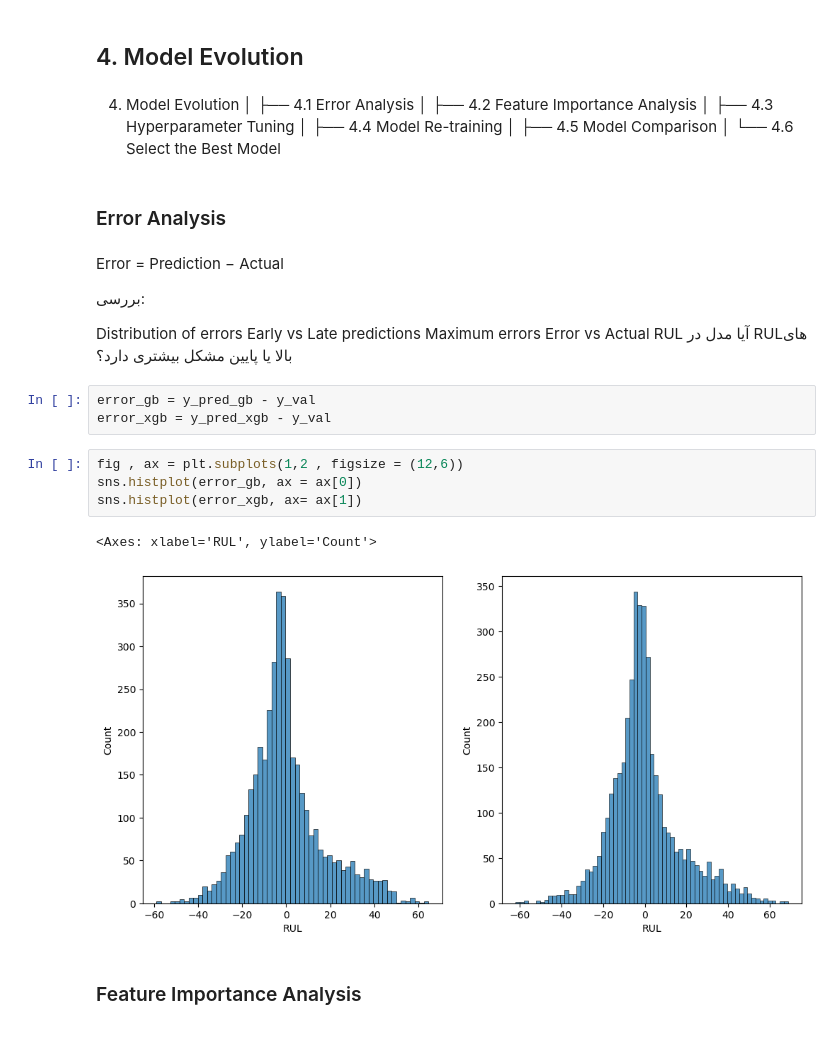
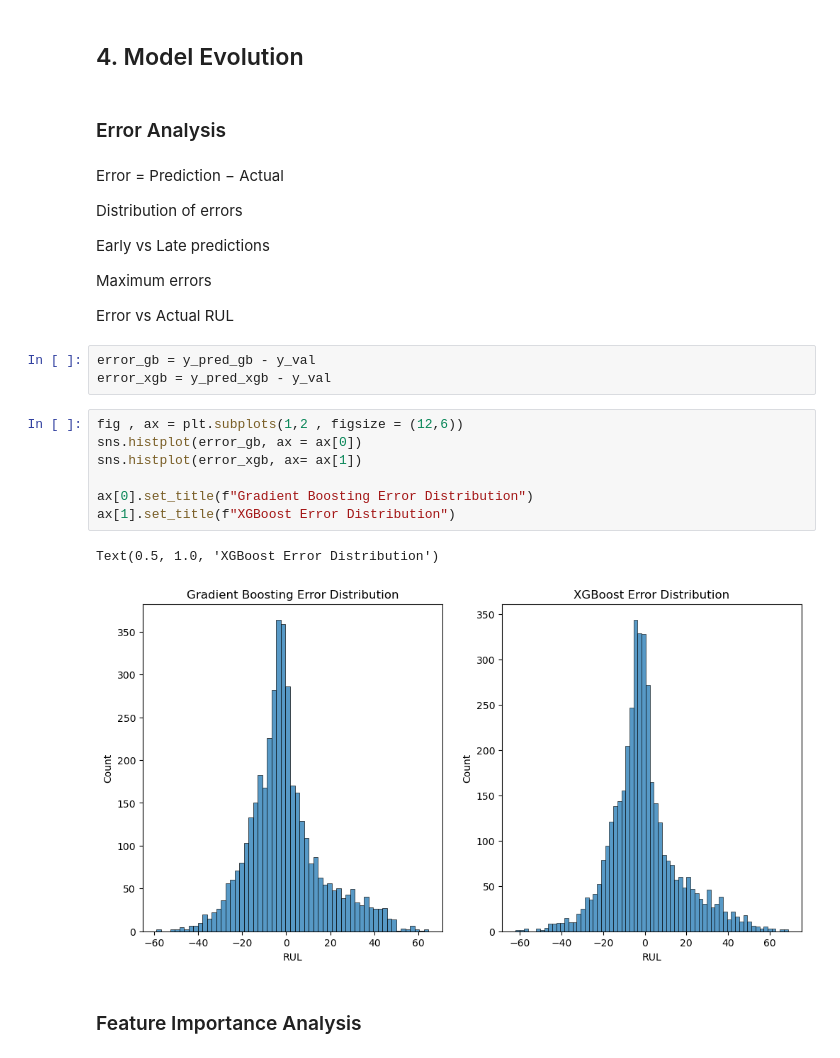
Before and after one commit to variableh/NASA, a Jupyter notebook: 02_modeling.ipynb, the cells around one changed output. Cells and saved outputs as stored; diff of their text form.

```diff
--- a/02_modeling.ipynb
+++ b/02_modeling.ipynb
@@ -306,42 +308,31 @@ Based on these results, we select **Gradient Boosting** and **XGBoost** for hype
 and we select **Random Forest** as benchmark.
 # %% [markdown]
 ## 4. Model Evolution
-# %% [markdown]
-4. Model Evolution
-│
-├── 4.1 Error Analysis
-│
-├── 4.2 Feature Importance Analysis
-│
-├── 4.3 Hyperparameter Tuning
-│
-├── 4.4 Model Re-training
-│
-├── 4.5 Model Comparison
-│
-└── 4.6 Select the Best Model
 # %% [markdown]
 ### Error Analysis
 # %% [markdown]
 Error = Prediction − Actual
 
-بررسی:
+Distribution of errors
 
-Distribution of errors
 Early vs Late predictions
+
 Maximum errors
+
 Error vs Actual RUL
-آیا مدل در RULهای بالا یا پایین مشکل بیشتری دارد؟
 # %%
 error_gb = y_pred_gb - y_val
 error_xgb = y_pred_xgb - y_val
 # %%
 fig , ax = plt.subplots(1,2 , figsize = (12,6))
 sns.histplot(error_gb, ax = ax[0])
 sns.histplot(error_xgb, ax= ax[1])
+
+ax[0].set_title(f"Gradient Boosting Error Distribution")
+ax[1].set_title(f"XGBoost Error Distribution")
 # %% [output]
-<Axes: xlabel='RUL', ylabel='Count'>
+Text(0.5, 1.0, 'XGBoost Error Distribution')
-[figure, old version]
+[figure, new version]
 # %% [markdown]
 ### Feature Importance Analysis
 # %% [markdown]
```
Also changed, not shown: parts of 11 cells of this notebook.
